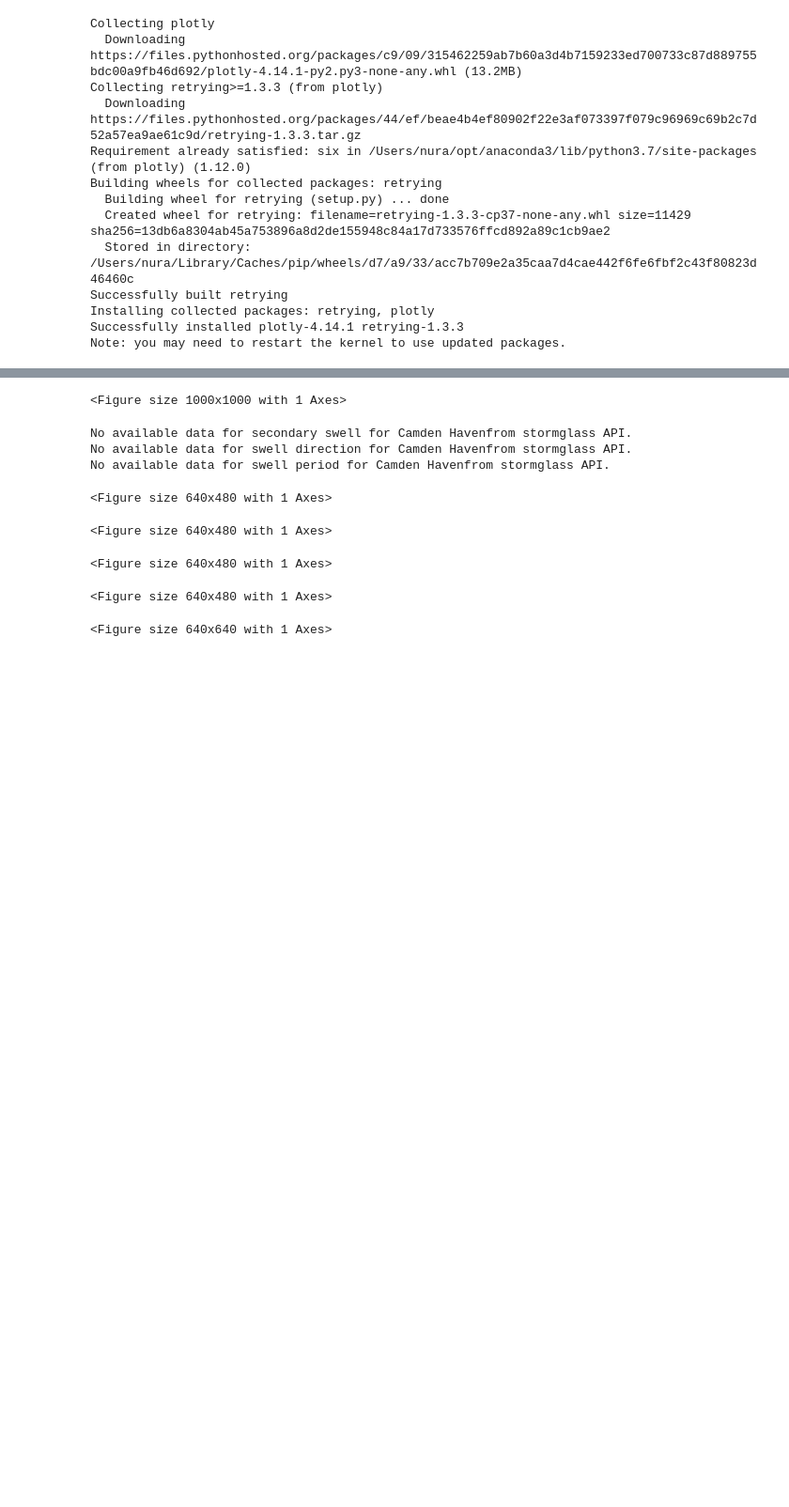
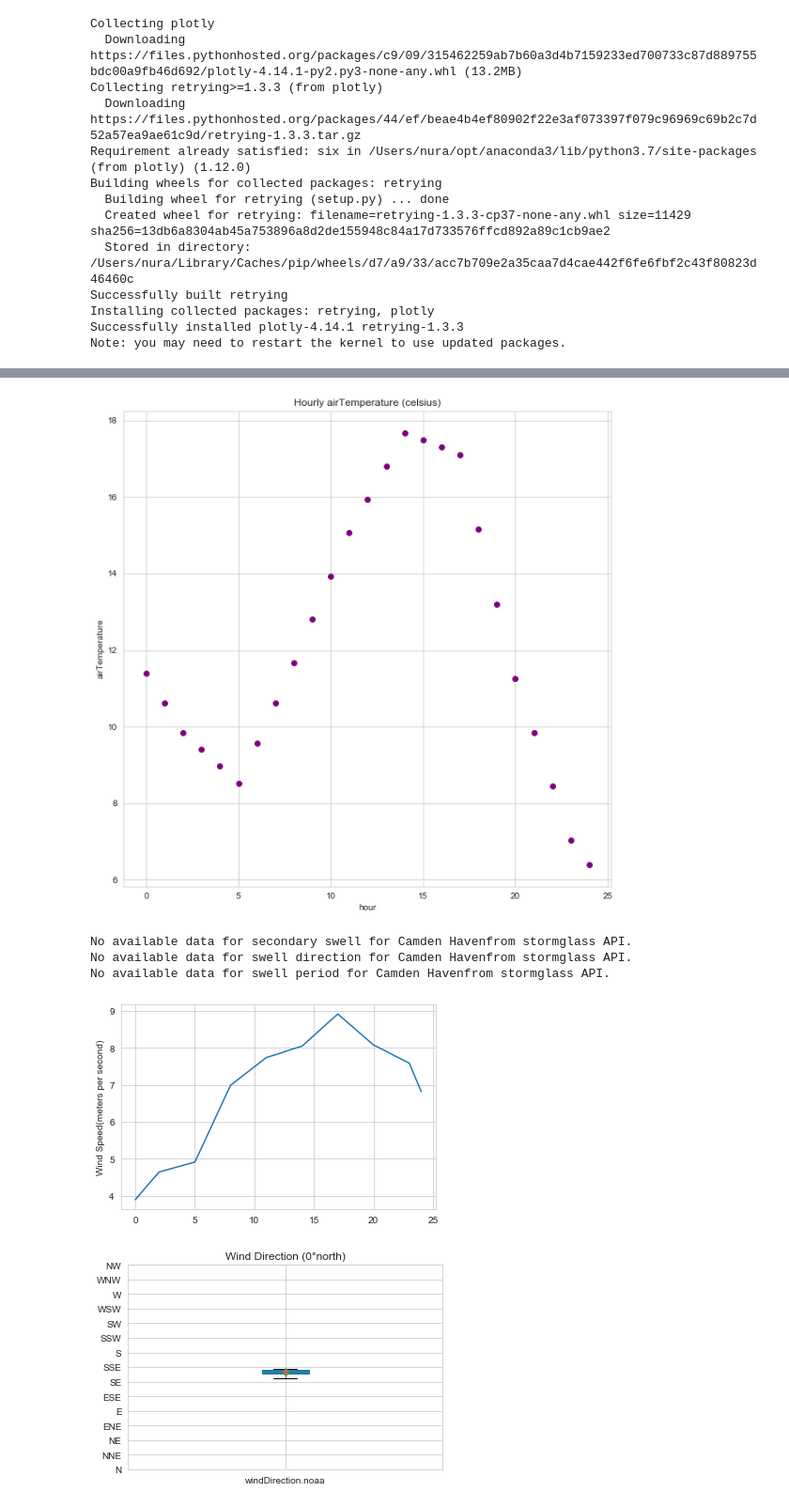
Before and after one commit to Nnra/Python-Project-Surfspy, a Jupyter notebook: surf_main.ipynb, the cells around one changed output, grey strips where cells are left out. Shown at 94% size. Cells and saved outputs as stored; diff of their text form; code cells hidden in the pictures; blank space fills up the shorter version.

```diff
--- a/surf_main.ipynb
+++ b/surf_main.ipynb
@@ -364,7 +364,7 @@ fig1.savefig('WindDirection_{loc}_{date}.png'.format(loc=loc,date=date))
 #wind direction
 plt.plot(df_weather["windDirection.noaa"])
 plt.ylabel("Wind Direction (0°north)");
-plt.xlabel("time")
+plt.xlabel("hour")
 plt.yticks([24,48,72,96,120,144,168,192,216,240,264,288,312,336,360],
            ["N","NNE","NE","ENE","E","ESE", "SE", "SSE","S","SSW","SW","WSW","W","WNW","NW","NNW"])
 
@@ -390,8 +390,8 @@ ax.set_title(title,fontsize=15,loc='center')
 
 ax.set_legend()
 
+fig1 = plt.gcf()
 plt.show()
-fig1 = plt.gcf()
 fig1.savefig('WindRose_{loc}_{date}.png'.format(loc=loc,date=date))
 
 
@@ -413,8 +413,6 @@ fig.update_layout(
         geo_scope='world',
     )
 fig.show()
-fig1 = plt.gcf()
-fig1.savefig('map_{loc}_{date}.png'.format(loc=loc,date=date))
 
 ############## Getting Tides Data and Plot ################3
 tideScraper(loc, state, lat, long, date)
@@ -440,9 +438,6 @@ Surf Player A your surf report on: 2020-12-10 18:39:13 at Camden Haven you gave
+[figure, added]
-<Figure size 1000x1000 with 1 Axes>
+No available data for secondary swell for Camden Havenfrom stormglass API.
+No available data for swell direction for Camden Havenfrom stormglass API.
+No available data for swell period for Camden Havenfrom stormglass API.
-No available data for secondary swell for Camden Havenfrom stormglass API.
-No available data for swell direction for Camden Havenfrom stormglass API.
-No available data for swell period for Camden Havenfrom stormglass API.
-<Figure size 640x480 with 1 Axes>
-<Figure size 640x480 with 1 Axes>
-<Figure size 640x480 with 1 Axes>
-<Figure size 640x480 with 1 Axes>
-<Figure size 640x640 with 1 Axes>
+[figure, added]
+[figure, added]
```
Also changed, not shown: parts of 1 cell of this notebook.
